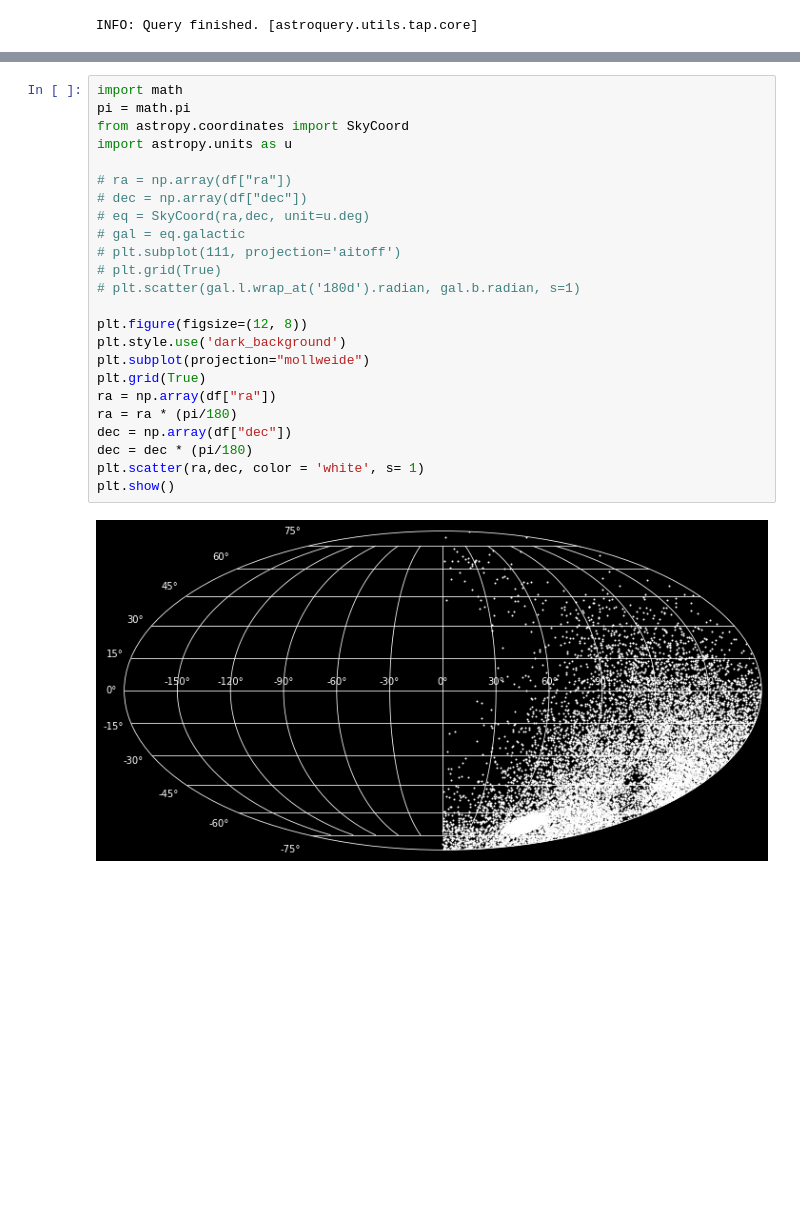
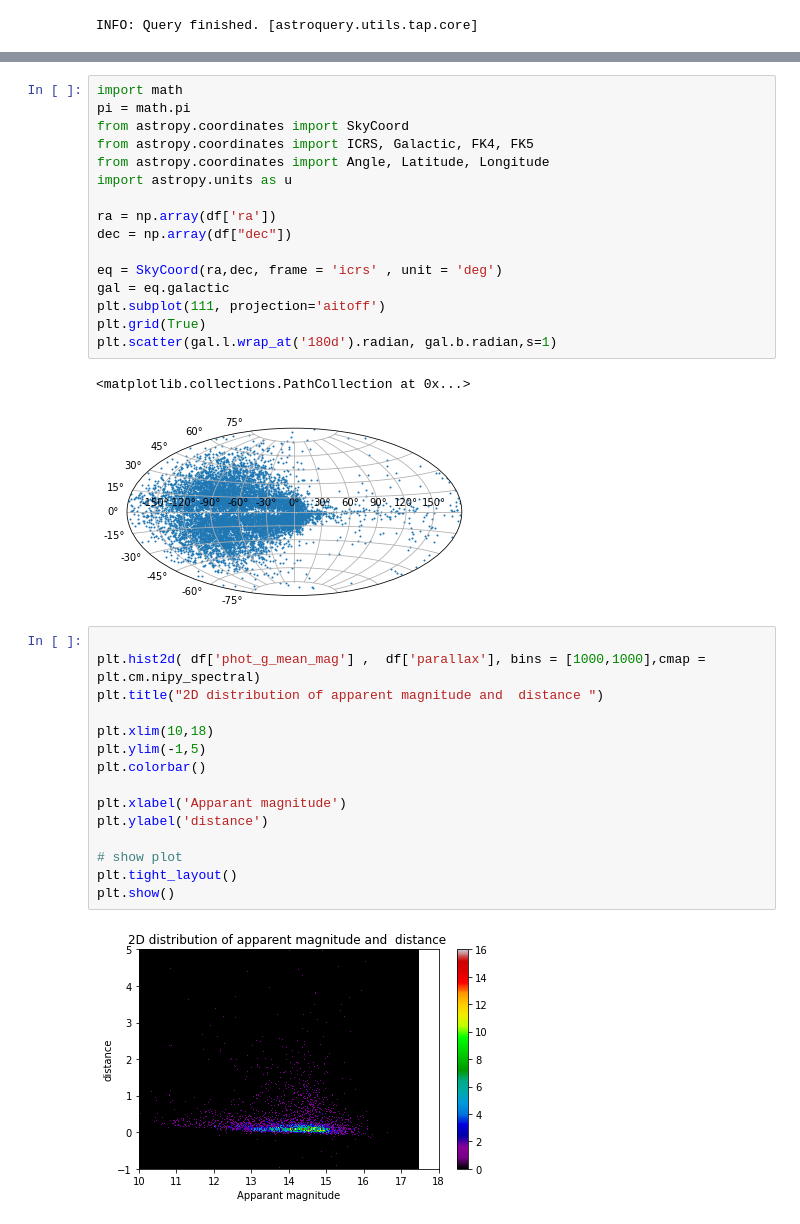
Before and after one commit to tejabale/Kritika, a Jupyter notebook: high_speed.ipynb, the cells around one changed output, grey strips where cells are left out. Cells and saved outputs as stored; diff of their text form; blank space fills up the shorter version.

Commit message:
completed 2D graphs

```diff
--- a/high_speed.ipynb
+++ b/high_speed.ipynb
@@ -62,26 +75,36 @@ plt.show()
 # %%
 import math
 pi = math.pi
 from astropy.coordinates import SkyCoord
+from astropy.coordinates import ICRS, Galactic, FK4, FK5
+from astropy.coordinates import Angle, Latitude, Longitude
 import astropy.units as u
 
-# ra = np.array(df["ra"])
-# dec = np.array(df["dec"])
-# eq = SkyCoord(ra,dec, unit=u.deg)
-# gal = eq.galactic
-# plt.subplot(111, projection='aitoff')
-# plt.grid(True)
-# plt.scatter(gal.l.wrap_at('180d').radian, gal.b.radian, s=1)
+ra = np.array(df['ra'])
+dec = np.array(df["dec"])
 
-plt.figure(figsize=(12, 8))
-plt.style.use('dark_background')
-plt.subplot(projection="mollweide")
+eq = SkyCoord(ra,dec, frame = 'icrs' , unit = 'deg')
+gal = eq.galactic
+plt.subplot(111, projection='aitoff')
 plt.grid(True)
-ra = np.array(df["ra"])
-ra = ra * (pi/180)
-dec = np.array(df["dec"])
-dec = dec * (pi/180)
-plt.scatter(ra,dec, color = 'white', s= 1)
-plt.show()
+plt.scatter(gal.l.wrap_at('180d').radian, gal.b.radian,s=1)
 # %% [output]
+<matplotlib.collections.PathCollection at 0x...>
-[figure, old version]
+[figure, new version]
+# %%
+
+plt.hist2d( df['phot_g_mean_mag'] ,  df['parallax'], bins = [1000,1000],cmap = plt.cm.nipy_spectral)
+plt.title("2D distribution of apparent magnitude and  distance ")
+
+plt.xlim(10,18)
+plt.ylim(-1,5)
+plt.colorbar()
+
+plt.xlabel('Apparant magnitude')
+plt.ylabel('distance')
+
+# show plot
+plt.tight_layout()
+plt.show()
+# %% [output]
+[figure, added]
```
Also changed, not shown: parts of 8 cells of this notebook, 2 other files.
